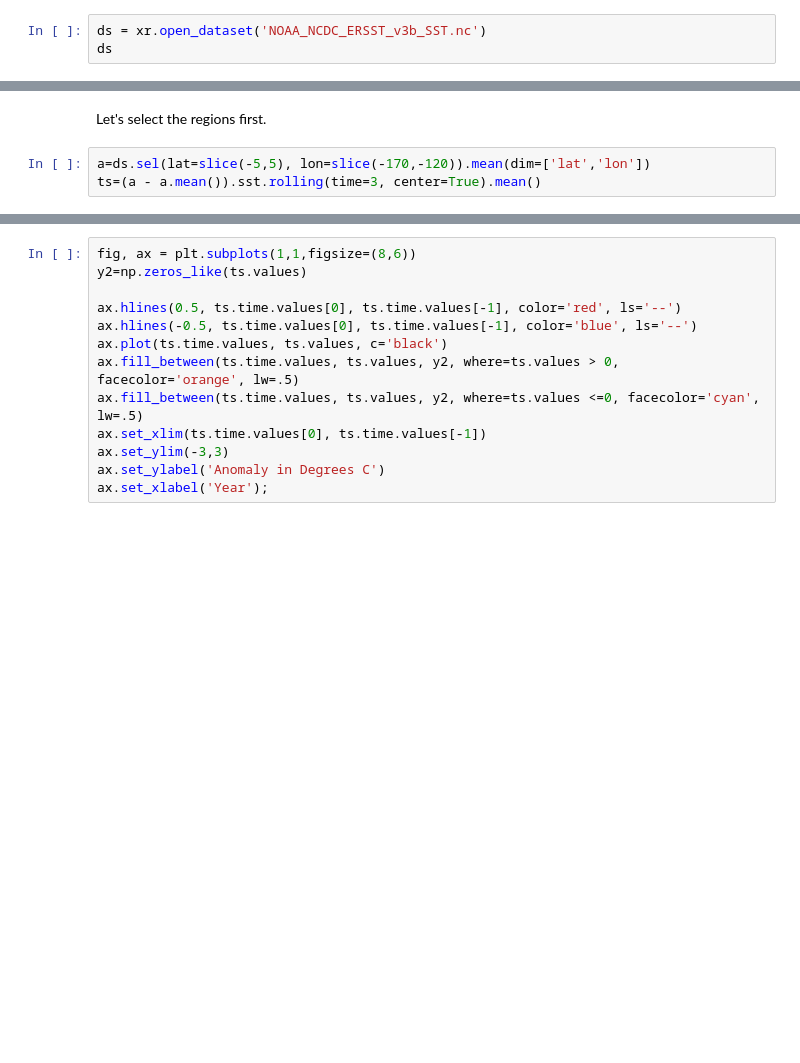
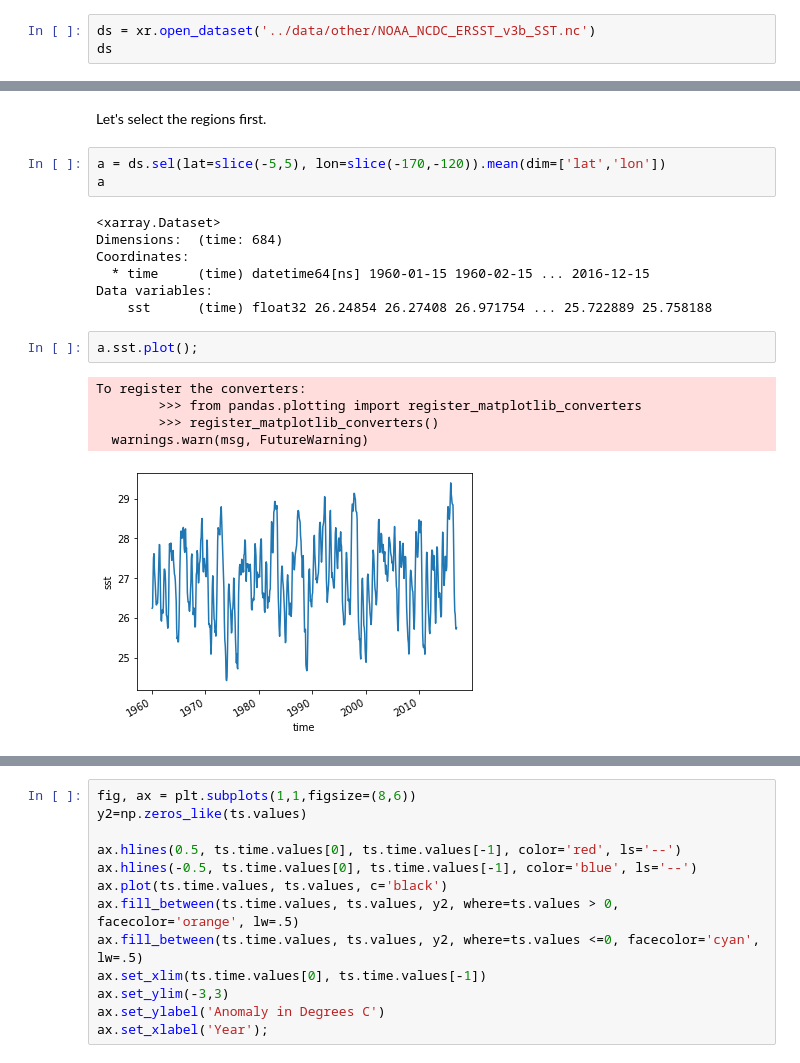
Before and after one commit to cwerner/kit_micmor_summerschool_2019, a Jupyter notebook: nbs/06_intro_xarray-extra-examples.ipynb, the cells around one changed output, grey strips where cells are left out. Cells and saved outputs as stored; diff of their text form; blank space fills up the shorter version.

```diff
--- a/nbs/06_intro_xarray-extra-examples.ipynb
+++ b/nbs/06_intro_xarray-extra-examples.ipynb
@@ -25,6 +25,6 @@ import matplotlib.pylab as plt
 ![](https://www.ncdc.noaa.gov/monitoring-content/teleconnections/eln-f-pg.gif)
 # %%
-ds = xr.open_dataset('NOAA_NCDC_ERSST_v3b_SST.nc')
+ds = xr.open_dataset('../data/other/NOAA_NCDC_ERSST_v3b_SST.nc')
 ds
 # %% [output]
 <xarray.Dataset>
@@ -46,5 +46,20 @@ ds = ds.sortby(ds.lon)
 # %% [markdown]
 Let's select the regions first.
 # %%
-a=ds.sel(lat=slice(-5,5), lon=slice(-170,-120)).mean(dim=['lat','lon'])
-ts=(a - a.mean()).sst.rolling(time=3, center=True).mean()
+a = ds.sel(lat=slice(-5,5), lon=slice(-170,-120)).mean(dim=['lat','lon'])
+a
+# %% [output]
+<xarray.Dataset>
+Dimensions:  (time: 684)
+Coordinates:
+  * time     (time) datetime64[ns] 1960-01-15 1960-02-15 ... 2016-12-15
+Data variables:
+    sst      (time) float32 26.24854 26.27408 26.971754 ... 25.722889 25.758188
+# %%
+a.sst.plot();
+# %% [output]
+To register the converters:
+        >>> from pandas.plotting import register_matplotlib_converters
+        >>> register_matplotlib_converters()
+  warnings.warn(msg, FutureWarning)
+[figure, added]
```
Also changed, not shown: parts of 22 cells of this notebook, 2 other files.
